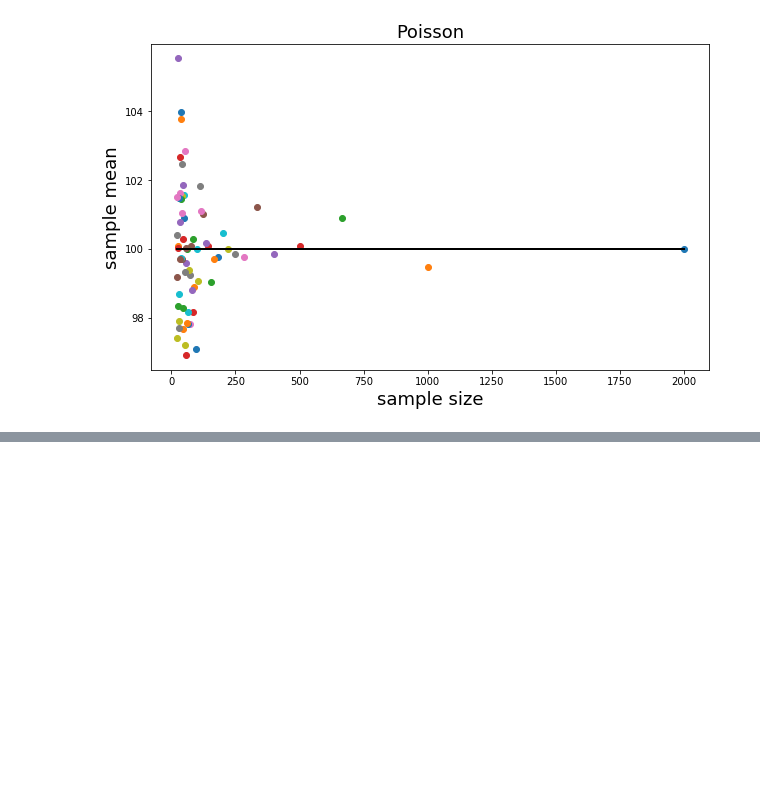
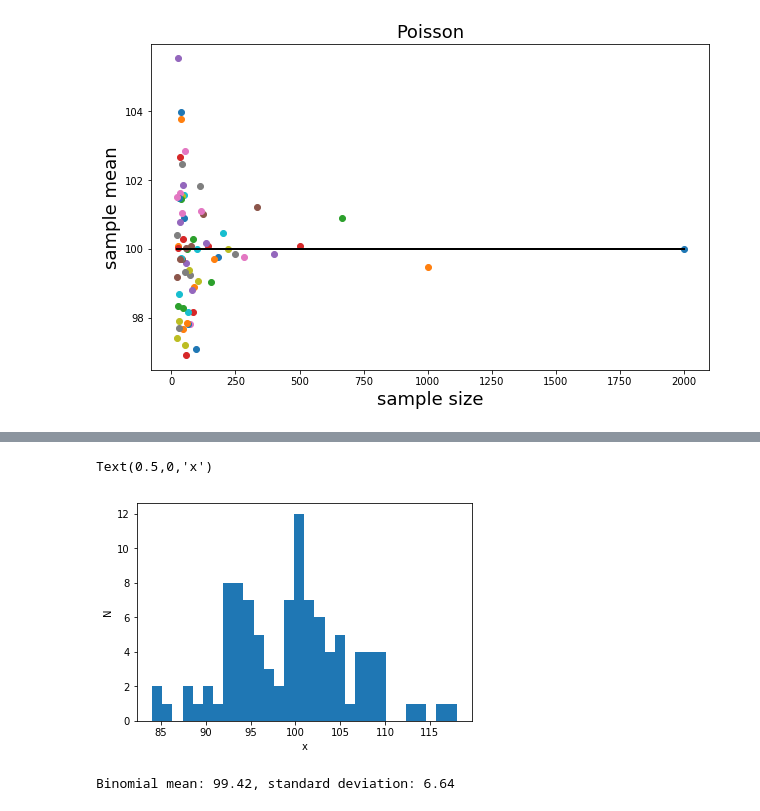
Before and after one commit to katievoo/PUI2018_kv871, a Jupyter notebook: HW4_kv871/Assignment1.ipynb, the cells around one changed output, grey strips where cells are left out. Drawn from its saved outputs; the diff is of its cells as text; code cells hidden in the pictures; blank space fills up the shorter version.

```diff
--- a/HW4_kv871/Assignment1.ipynb
+++ b/HW4_kv871/Assignment1.ipynb
@@ -236,0 +252,16 @@ for nn in md['pois']:
+# %%
+md = {}
+# md is an empty disctionary
+md['binomial'] = np.random.binomial(200,.5,100)
+# md now is a dictionary with one object: an array by the key 'binomial'
+#Setting n at 200 and p at .5 should get the same mean as the other distributions-100
+pl.hist(md['binomial'], bins = 30)
+pl.ylabel('N')
+pl.xlabel('x')
+# %% [output]
+Text(0.5,0,'x')
+[figure, added]
+# %%
+print ("Binomial mean: %.2f, standard deviation: %.2f"%(md['binomial'].mean(), md['binomial'].std()))
+# %% [output]
+Binomial mean: 99.42, standard deviation: 6.64
```
Also changed, not shown: parts of 9 cells of this notebook.
